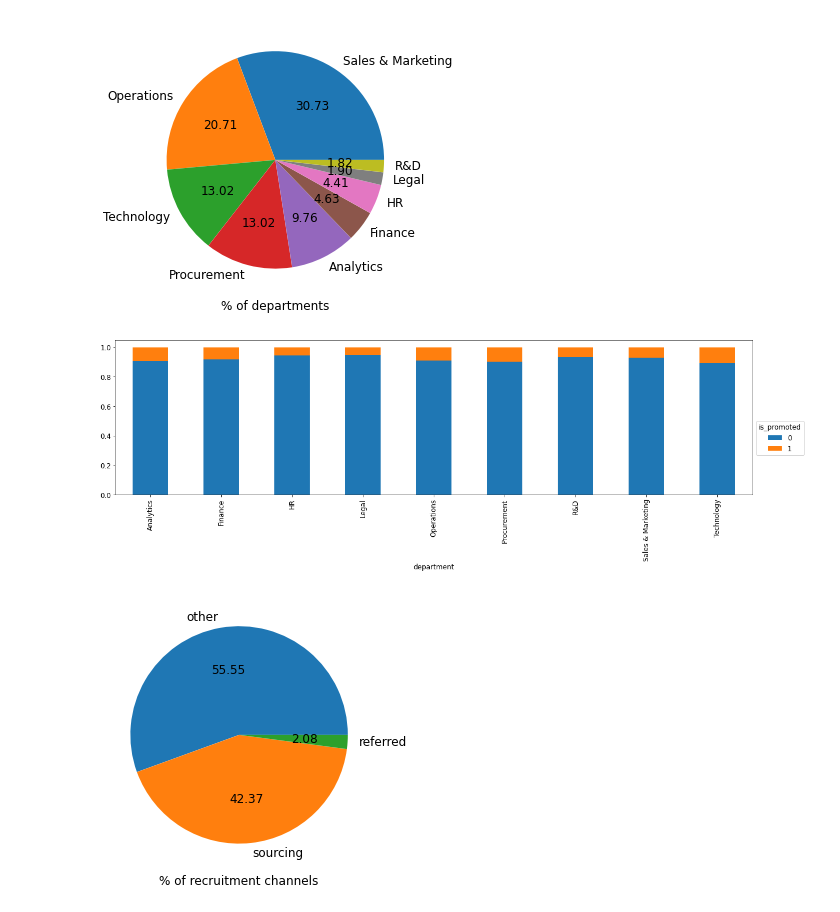
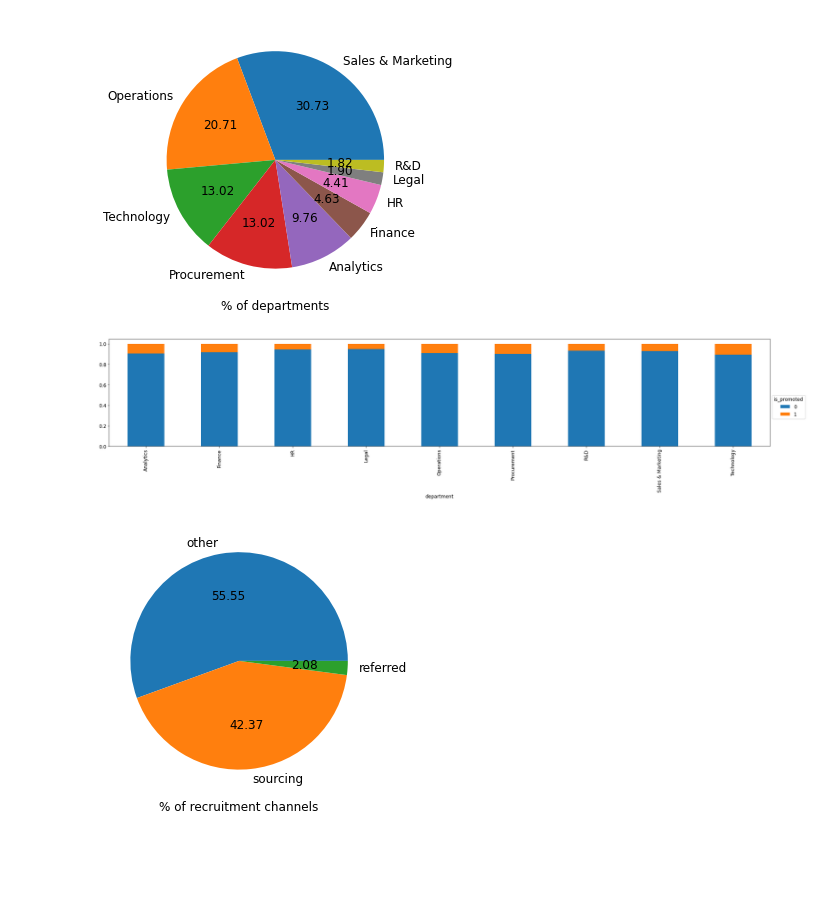
Before and after one commit to cerenkasap/prediction_of_employee_promotion, a Jupyter notebook: Exploratory_Data_Analysis.ipynb, the cells around one changed output. Drawn from its saved outputs; the diff is of its cells as text; code cells hidden in the pictures; blank space fills up the shorter version.

```diff
--- a/Exploratory_Data_Analysis.ipynb
+++ b/Exploratory_Data_Analysis.ipynb
@@ -48,13 +48,13 @@ plt.show()
 [figure]
 # %%
 #Percentage of people who got promoted from each department
-plt.rcParams['figure.figsize'] = [20, 5]
+plt.rcParams['figure.figsize'] = [30, 5]
 ct = pd.crosstab(df.department,df.is_promoted,normalize='index')
 ct.plot.bar(stacked=True)
 plt.legend(title='is_promoted',bbox_to_anchor=(1,0.5))
 plt.savefig('images/recruitment_channel_percentage')
 # %% [output]
-[figure, old version]
+[figure, new version]
 # %%
 #Pie chart for 'recruitment_channel' column
 fig, (ax1) = plt.subplots(ncols=1, figsize=(20, 5))
```
Also changed, not shown: parts of 2 cells of this notebook, 11 other files.
